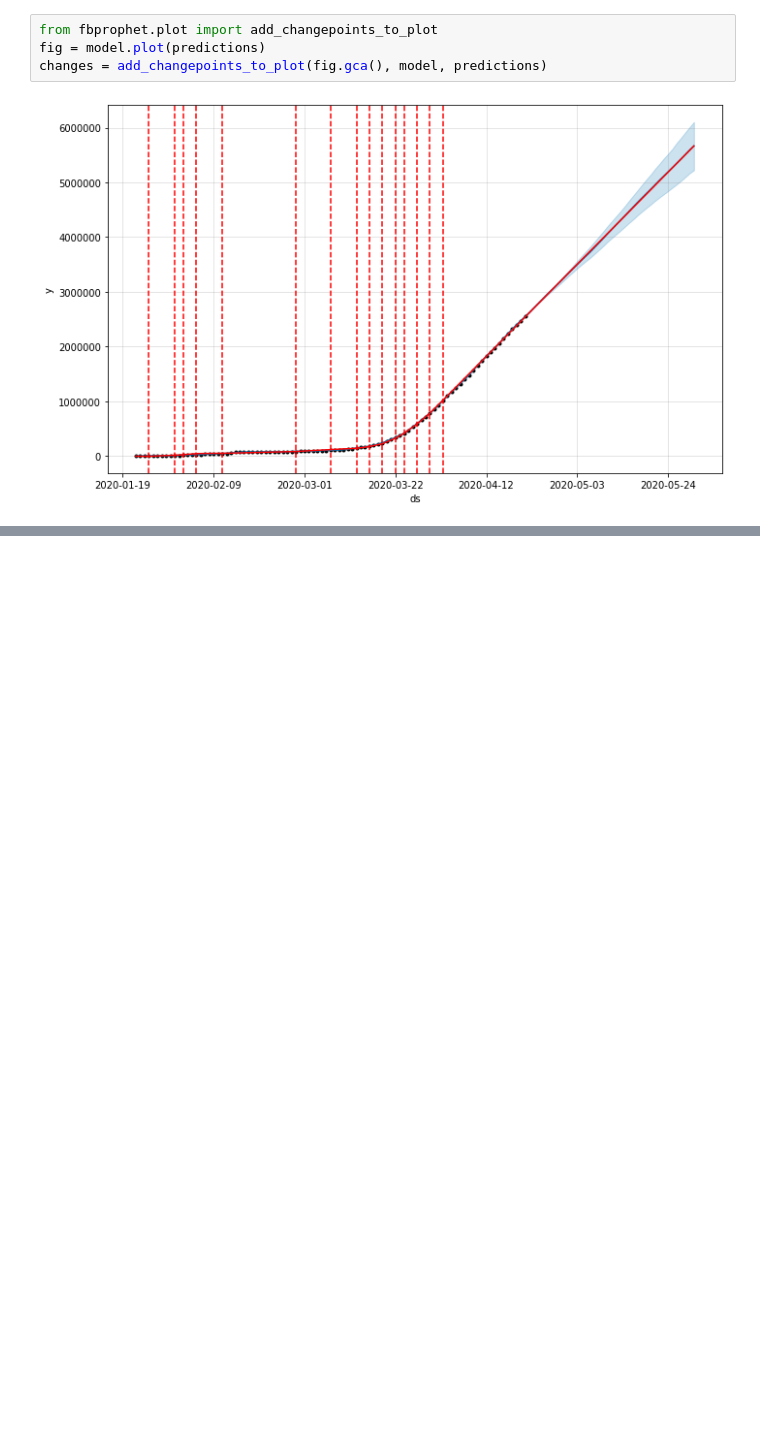
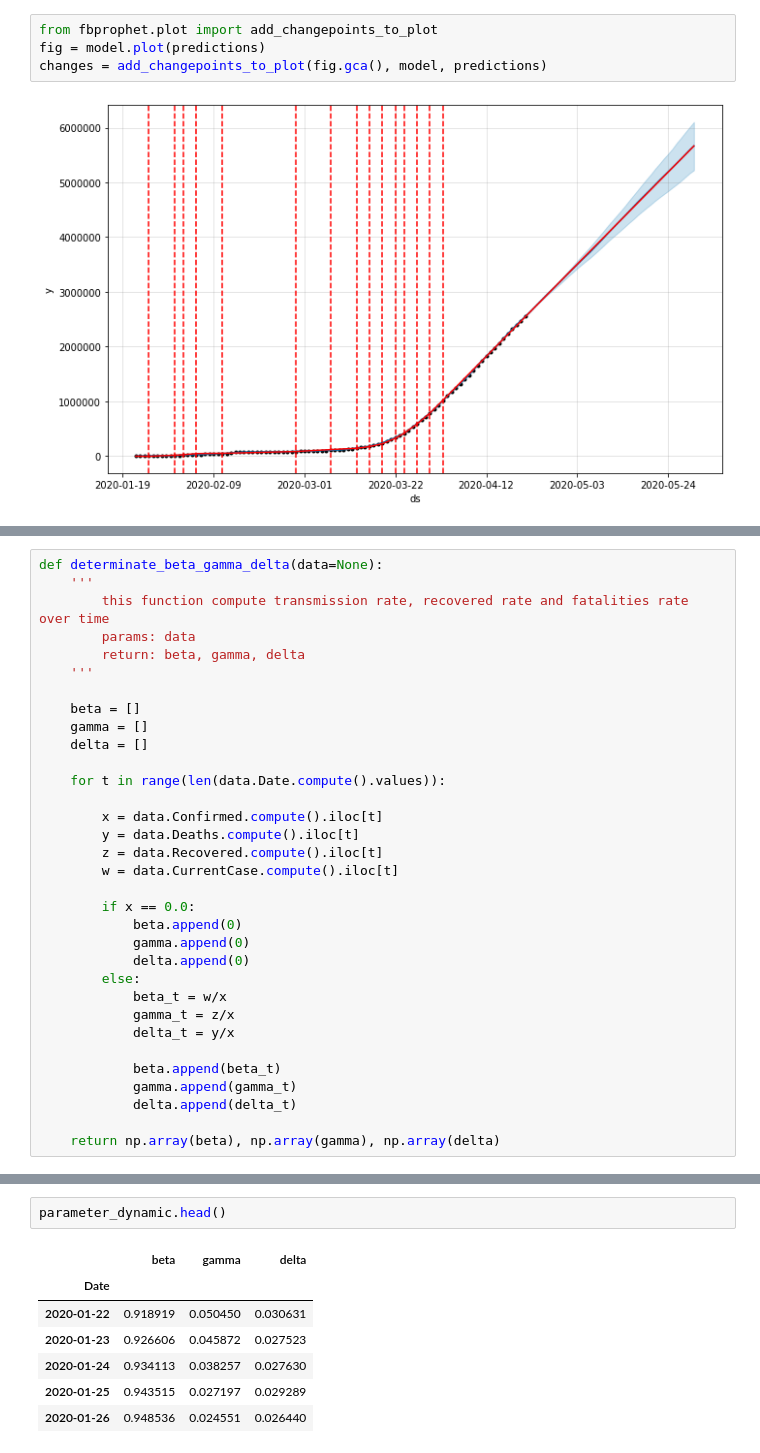
Before and after one commit to codebrain001/COVID19-forecasting-with-fbprophet, a Jupyter notebook: notebooks/Dask.ipynb, the cells around one changed output, grey strips where cells are left out. Cells and saved outputs as stored; diff of their text form; blank space fills up the shorter version.

```diff
--- a/notebooks/Dask.ipynb
+++ b/notebooks/Dask.ipynb
@@ -234,0 +254,33 @@ changes = add_changepoints_to_plot(fig.gca(), model, predictions)
+# %%
+def determinate_beta_gamma_delta(data=None):
+    '''
+        this function compute transmission rate, recovered rate and fatalities rate over time
+        params: data
+        return: beta, gamma, delta
+    '''
+
+    beta = []
+    gamma = []
+    delta = []
+
+    for t in range(len(data.Date.compute().values)):
+
+        x = data.Confirmed.compute().iloc[t]
+        y = data.Deaths.compute().iloc[t]
+        z = data.Recovered.compute().iloc[t]
+        w = data.CurrentCase.compute().iloc[t]
+
+        if x == 0.0:
+            beta.append(0)
+            gamma.append(0)
+            delta.append(0)
+        else:
+            beta_t = w/x
+            gamma_t = z/x
+            delta_t = y/x
+
+            beta.append(beta_t)
+            gamma.append(gamma_t)
+            delta.append(delta_t)
+
+    return np.array(beta), np.array(gamma), np.array(delta)
@@ -234,0 +296,10 @@ changes = add_changepoints_to_plot(fig.gca(), model, predictions)
+# %%
+parameter_dynamic.head()
+# %% [output]
+|  | beta | gamma | delta |
+| Date |  |  |  |
+| 2020-01-22 | 0.918919 | 0.050450 | 0.030631 |
+| 2020-01-23 | 0.926606 | 0.045872 | 0.027523 |
+| 2020-01-24 | 0.934113 | 0.038257 | 0.027630 |
+| 2020-01-25 | 0.943515 | 0.027197 | 0.029289 |
+| 2020-01-26 | 0.948536 | 0.024551 | 0.026440 |
```
Also changed, not shown: parts of 11 cells of this notebook, 3 other files.
